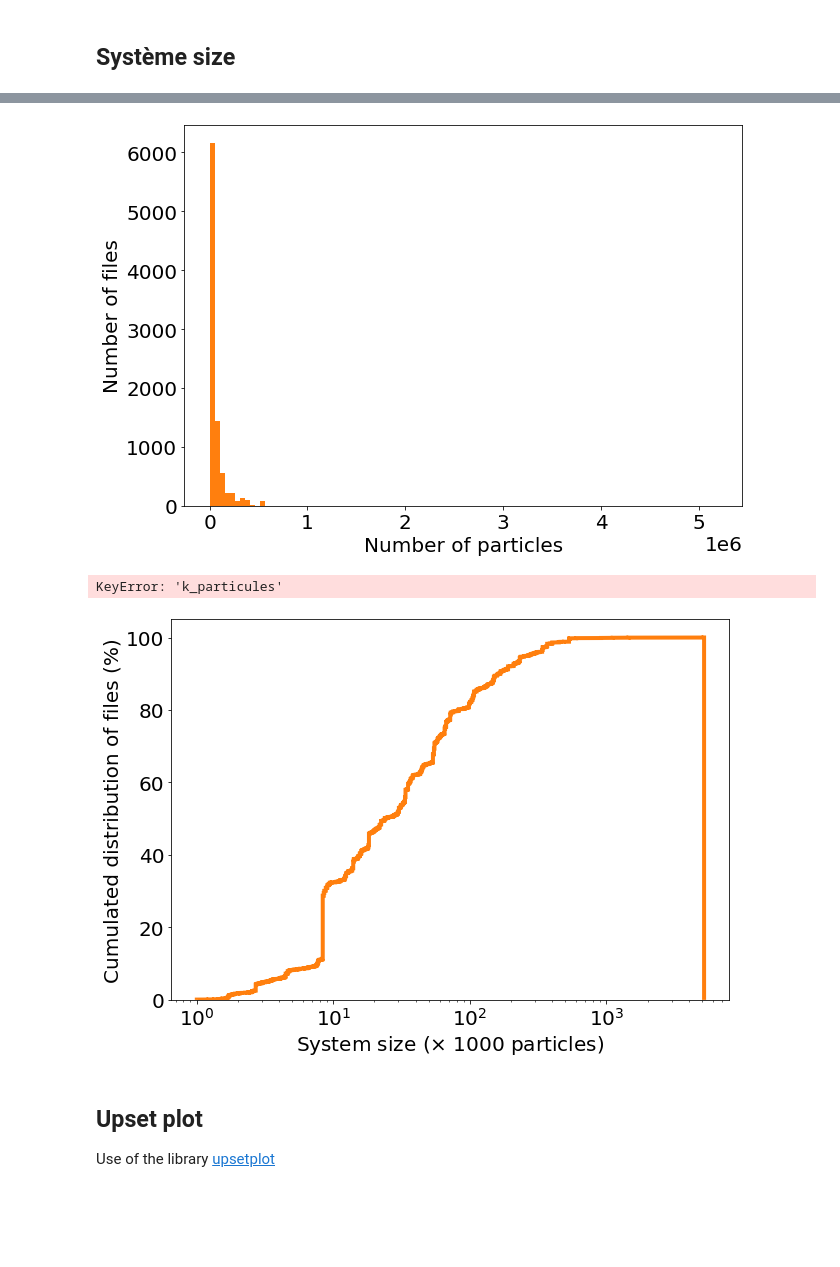
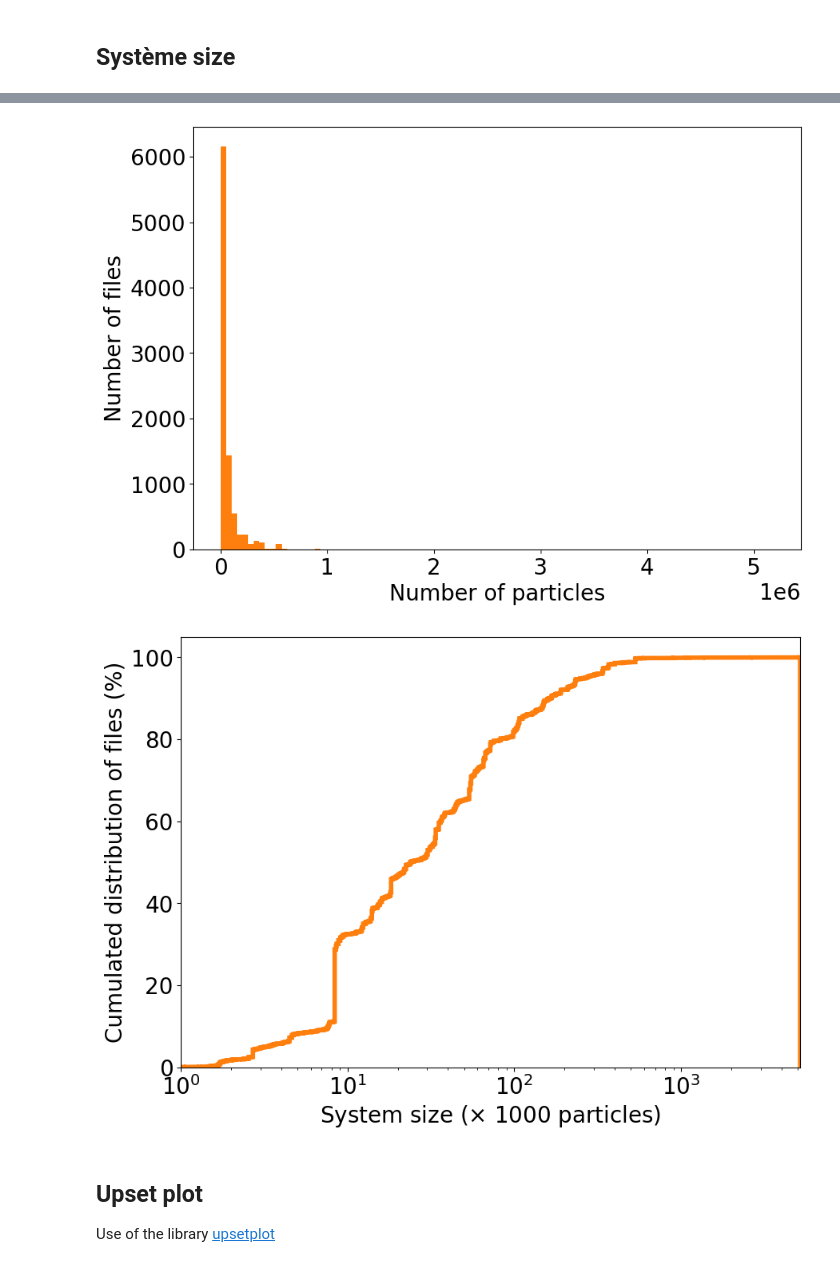
Before and after one commit to MDverse/mdws, a Jupyter notebook: notebooks/analyze_gromacs_gro_files.ipynb, the cells around one changed output, grey strips where cells are left out. Cells and saved outputs as stored; diff of their text form; code cells hidden in the pictures; blank space fills up the shorter version.

```diff
--- a/notebooks/analyze_gromacs_gro_files.ipynb
+++ b/notebooks/analyze_gromacs_gro_files.ipynb
@@ -66,39 +78,37 @@ gro_df.query('has_lipid==False').query('has_protein==False').query('has_nucleic=
 # %%
-plt.figure(figsize=(10,7))
-plt.rcParams.update({"font.size": 20})
-plt.hist(gro_df["atom_number"],
+fig, ax = plt.subplots(figsize=(10,7))
+ax.hist(gro_df["atom_number"],
          bins=100,
          color="tab:orange")
-plt.xlabel("Number of particles")
-plt.ylabel("Number of files")
-plt.savefig("gromacs_gro_system_size_distribution.png", dpi=300, bbox_inches="tight")
-plt.savefig("gromacs_gro_system_size_distribution.svg", bbox_inches="tight")
+ax.set_xlabel("Number of particles")
+ax.set_ylabel("Number of files")
+fig.savefig("gromacs_gro_system_size_distribution.png", dpi=300, bbox_inches="tight")
+fig.savefig("gromacs_gro_system_size_distribution.svg", bbox_inches="tight")
 # %% [output]
-[figure, old version]
+[figure, new version]
 # %%
 # Convert system size to k-particules (1000)
 gro_df["k_particles"] = gro_df["atom_number"] / 1000
 
 logbins = np.geomspace(gro_df["k_particles"].min()+1, gro_df["k_particles"].max(), 1_000)
 
 plt.rcParams.update({"font.size": 20})
 fig, ax = plt.subplots(figsize=(10,7))
 values, bins, _ = ax.hist(
     gro_df["k_particles"],
     bins=logbins,
     color="tab:orange", linewidth=4,
     histtype="step", cumulative=True, density=True
 )
 ax.set_xlabel(r"System size ($\times$ 1000 particles)")
 ax.set_ylabel("Cumulated distribution of files (%)")
 ax.set_yticks(np.arange(0, 1.1, 0.2), [f"{value:.0f}" for value in np.arange(0, 1.1, 0.2)*100])
 ax.set_xscale("log")
-ax.set_xlim(1, gro_df["k_particules"].max())
+ax.set_xlim(1, gro_df["k_particles"].max())
 plt.savefig("gromacs_gro_system_size_cumulated_distribution.png", dpi=300, bbox_inches="tight")
 plt.savefig("gromacs_gro_system_size_cumulated_distribution.svg", bbox_inches="tight")
 # %% [output]
-KeyError: 'k_particules'
-[figure, old version]
+[figure, new version]
 # %% [markdown]
 ## Upset plot
 
```
Also changed, not shown: parts of 8 cells of this notebook, 1 other file.
